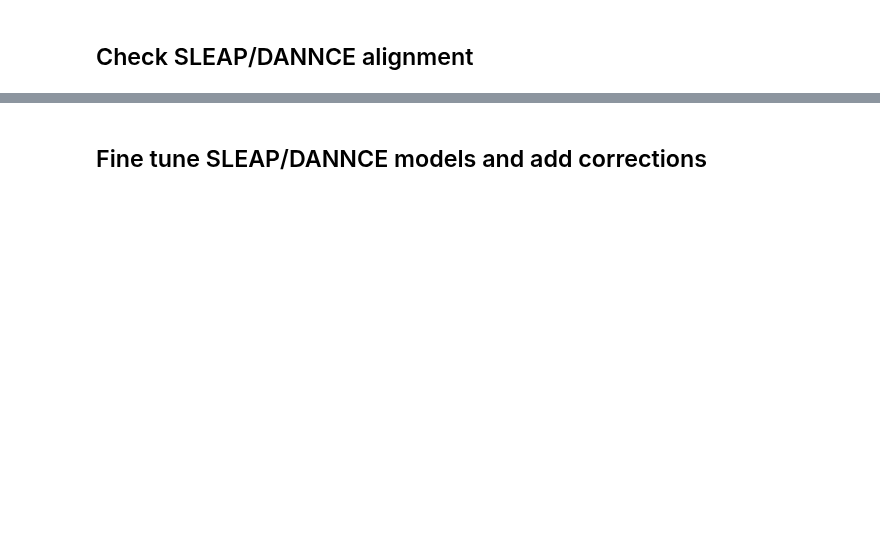
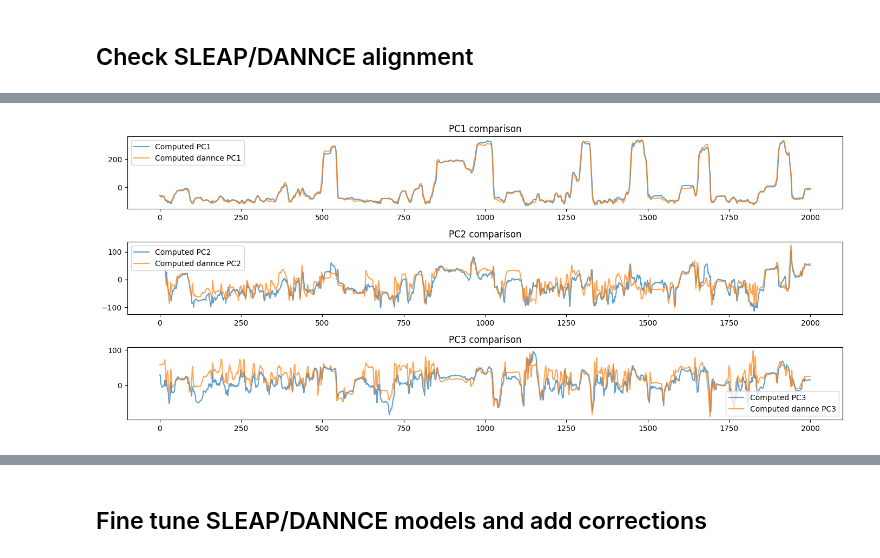
Before and after one commit to dysprague/CLIRB_analyses, a Jupyter notebook: baseline_checks.ipynb, the cells around one changed output, grey strips where cells are left out. Cells and saved outputs as stored; diff of their text form; code cells hidden in the pictures; blank space fills up the shorter version.

```diff
--- a/baseline_checks.ipynb
+++ b/baseline_checks.ipynb
@@ -200,28 +457,30 @@ print(pca.explained_variance_ratio_)
  0.00000000e+00]
 # %%
 # If sleap_keys_PCs exists in the data, compare
-if 'sleap_keys_PCs' in keys:
-    stored_pcs = keys['sleap_keys_PCs']
-    fig, axes = plt.subplots(3, 1, figsize=(14, 6))
-    n_show = min(2000, len(sleap_pcs))
+#if 'sleap_keys_PCs' in keys:
+    #stored_pcs = keys['sleap_keys_PCs']
+fig, axes = plt.subplots(3, 1, figsize=(14, 6))
+n_show = min(2000, len(sleap_pcs))
 
-    axes[0].plot(sleap_pcs[:n_show, 0], label='Computed PC1', alpha=0.7)
-    axes[0].plot(dannce_pcs[:n_show,0], label='Computed dannce PC1', alpha=0.7)
-    #axes[0].plot(stored_pcs[:n_show, 0], label='Stored PC1', alpha=0.7)
-    axes[0].legend()
-    axes[0].set_title('PC1 comparison')
+axes[0].plot(sleap_pcs[:n_show, 0], label='Computed PC1', alpha=0.7)
+axes[0].plot(dannce_pcs[:n_show,0], label='Computed dannce PC1', alpha=0.7)
+#axes[0].plot(stored_pcs[:n_show, 0], label='Stored PC1', alpha=0.7)
+axes[0].legend()
+axes[0].set_title('PC1 comparison')
 
-    axes[1].plot(sleap_pcs[:n_show, 1], label='Computed PC2', alpha=0.7)
-    axes[1].plot(dannce_pcs[:n_show,1], label='Computed dannce PC2', alpha=0.7)
-    #axes[1].plot(stored_pcs[:n_show, 1], label='Stored PC2', alpha=0.7)
-    axes[1].legend()
-    axes[1].set_title('PC2 comparison')
+axes[1].plot(sleap_pcs[:n_show, 1], label='Computed PC2', alpha=0.7)
+axes[1].plot(dannce_pcs[:n_show,1], label='Computed dannce PC2', alpha=0.7)
+#axes[1].plot(stored_pcs[:n_show, 1], label='Stored PC2', alpha=0.7)
+axes[1].legend()
+axes[1].set_title('PC2 comparison')
 
-    axes[2].plot(sleap_pcs[:n_show, 2], label='Computed PC3', alpha=0.7)
-    axes[2].plot(dannce_pcs[:n_show,2], label='Computed dannce PC3', alpha=0.7)
-    #axes[1].plot(stored_pcs[:n_show, 1], label='Stored PC2', alpha=0.7)
-    axes[2].legend()
-    axes[2].set_title('PC3 comparison')
+axes[2].plot(sleap_pcs[:n_show, 2], label='Computed PC3', alpha=0.7)
+axes[2].plot(dannce_pcs[:n_show,2], label='Computed dannce PC3', alpha=0.7)
+#axes[1].plot(stored_pcs[:n_show, 1], label='Stored PC2', alpha=0.7)
+axes[2].legend()
+axes[2].set_title('PC3 comparison')
 
-    plt.tight_layout()
-    plt.show()
+plt.tight_layout()
+plt.show()
+# %% [output]
+[figure, added]
```
Also changed, not shown: parts of 19 cells of this notebook, 10 other files.
